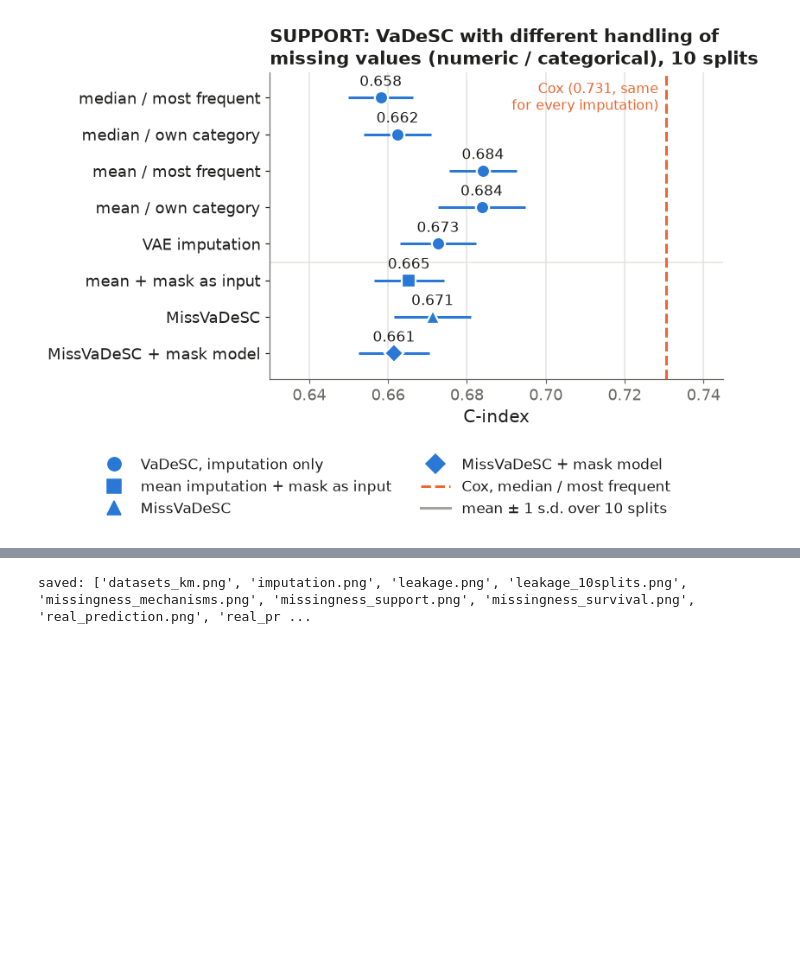
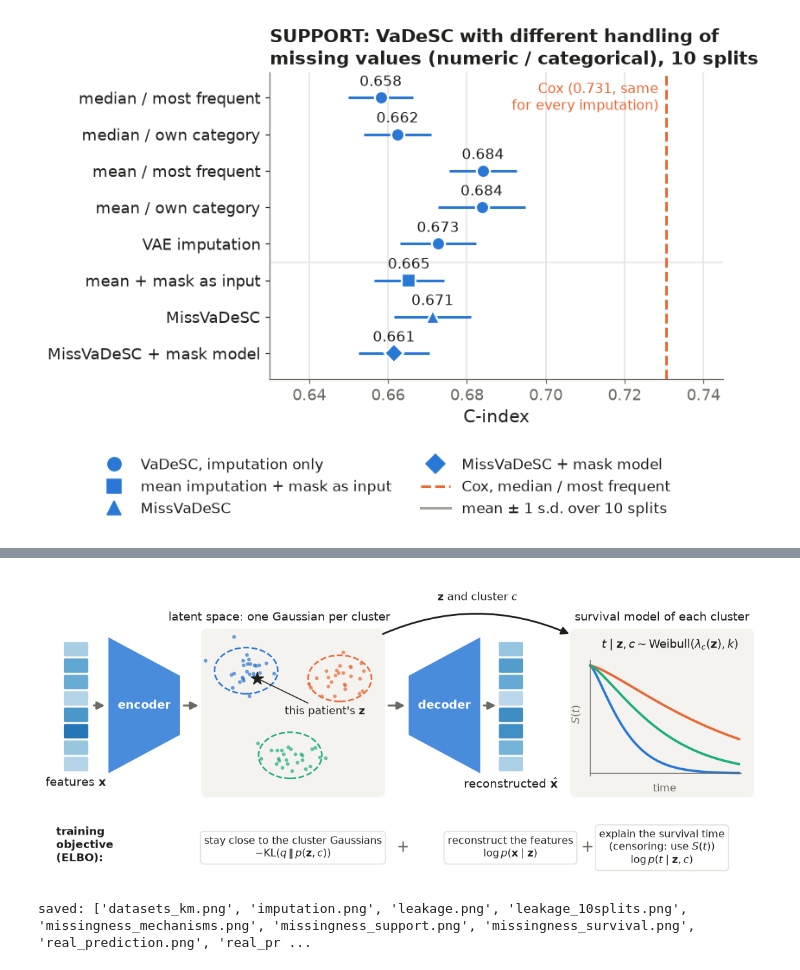
Before and after one commit to ceciliadifrancesco/vadesc-survival, a Jupyter notebook: notebooks/12_poster_figures.ipynb, the cells around one changed output, grey strips where cells are left out. Drawn from its saved outputs; the diff is of its cells as text; code cells hidden in the pictures; blank space fills up the shorter version.

Commit message:
Add MIT licence and VaDeSC model diagram

```diff
--- a/notebooks/12_poster_figures.ipynb
+++ b/notebooks/12_poster_figures.ipynb
@@ -432,3 +436,101 @@ save(fig, "support_missing_10splits")
+# %%
+from matplotlib.patches import FancyArrowPatch, FancyBboxPatch, Polygon, Ellipse
+
+BLUE = COLORS["VaDeSC"]
+CL = ["#2a78d6", "#eb6834", "#1baf7a"]  # three clusters
+PANEL = "#f4f3ef"
+plt.rcParams.update({"font.size": 12, "text.color": INK, "savefig.bbox": "tight"})
+
+with plt.rc_context({"axes.grid": False, "font.size": 12}):
+    fig, ax = plt.subplots(figsize=(13, 5.4))
+ax.set_xlim(0, 13); ax.set_ylim(0, 5.75); ax.axis("off")
+
+
+def arrow(a, b, color=MUTED, lw=2, style="-|>", rad=0.0):
+    ax.add_patch(FancyArrowPatch(a, b, arrowstyle=style, mutation_scale=16, color=color, lw=lw,
+                                 connectionstyle=f"arc3,rad={rad}", shrinkA=2, shrinkB=2))
+
+
+def features(x0, y0, title, values, faded=None, below=False):
+    # a column of feature cells; faded cells = missing values
+    for i, v in enumerate(values):
+        fc = GRID if (faded is not None and i in faded) else plt.cm.Blues(0.25 + 0.6 * v)
+        ax.add_patch(FancyBboxPatch((x0, y0 + i * 0.32), 0.42, 0.26, boxstyle="round,pad=0.02,rounding_size=0.04",
+                                    fc=fc, ec="white", lw=1))
+    if below:
+        ax.text(x0 + 0.21, y0 - 0.12, title, ha="center", va="top", fontsize=12)
+    else:
+        ax.text(x0 + 0.21, y0 + len(values) * 0.32 + 0.12, title, ha="center", va="bottom", fontsize=12)
+
+
+rng = np.random.default_rng(3)
+vals = rng.uniform(0, 1, 8)
+ytop = 2.05
+# 1. input features
+features(0.35, ytop, r"features $\mathbf{x}$", vals, below=True)
+
+# 2. encoder (narrowing trapezoid)
+ax.add_patch(Polygon([[1.15, ytop - 0.05], [1.15, ytop + 2.6], [2.45, ytop + 1.85], [2.45, ytop + 0.7]],
+                     closed=True, fc=BLUE, ec="none", alpha=0.85))
+ax.text(1.8, ytop + 1.27, "encoder", ha="center", va="center", color="white", fontsize=12, fontweight="bold")
+arrow((0.85, ytop + 1.27), (1.12, ytop + 1.27))
+
+# 3. latent space with a mixture of Gaussians
+lx, ly, lw_, lh = 2.85, 1.55, 3.3, 3.25
+ax.add_patch(FancyBboxPatch((lx, ly), lw_, lh, boxstyle="round,pad=0.02,rounding_size=0.12", fc=PANEL, ec="none"))
+centres = [(3.65, 4.0), (5.35, 3.85), (4.45, 2.35)]
+for (cx, cy), col in zip(centres, CL):
+    pts = rng.normal([cx, cy], [0.26, 0.2], size=(26, 2))
+    ax.scatter(pts[:, 0], pts[:, 1], s=14, color=col, alpha=0.7, lw=0)
+    ax.add_patch(Ellipse((cx, cy), 1.15, 0.9, fc="none", ec=col, lw=1.6, ls="--"))
+zp = (3.85, 3.85)
+ax.scatter(*zp, s=170, marker="*", color=INK, zorder=5)
+ax.annotate("this patient's $\\mathbf{z}$", zp, xytext=(4.35, 3.15), fontsize=11, ha="left",
+            arrowprops=dict(arrowstyle="-", color=INK, lw=1))
+ax.text(lx + lw_ / 2 - 0.25, ly + lh + 0.12, "latent space: one Gaussian per cluster", ha="center", va="bottom", fontsize=12)
+arrow((2.48, ytop + 1.27), (2.82, ytop + 1.27))
+
+# 4. decoder (widening trapezoid) and reconstructed features
+ax.add_patch(Polygon([[6.6, ytop + 0.7], [6.6, ytop + 1.85], [7.9, ytop + 2.6], [7.9, ytop - 0.05]],
+                     closed=True, fc=BLUE, ec="none", alpha=0.85))
+ax.text(7.25, ytop + 1.27, "decoder", ha="center", va="center", color="white", fontsize=12, fontweight="bold")
+arrow((6.2, ytop + 1.27), (6.57, ytop + 1.27))
+features(8.25, ytop, r"reconstructed $\hat{\mathbf{x}}$", np.clip(vals + rng.normal(0, 0.08, 8), 0, 1), below=True)
+arrow((7.93, ytop + 1.27), (8.22, ytop + 1.27))
+
+# 5. survival model of each cluster
+sx, sy, sw, sh = 9.55, 1.55, 3.3, 3.25
+ax.add_patch(FancyBboxPatch((sx, sy), sw, sh, boxstyle="round,pad=0.02,rounding_size=0.12", fc=PANEL, ec="none"))
+ax.text(sx + sw / 2, sy + sh + 0.12, "survival model of each cluster", ha="center", va="bottom", fontsize=12)
+t = np.linspace(0, 1, 100)
+for lam, col in zip([0.25, 0.9, 0.5], CL):
+    S = np.exp(-(t / lam) ** 1.3)
+    ax.plot(sx + 0.35 + 2.7 * t, sy + 0.45 + 2.1 * S, color=col, lw=2.4)
+ax.plot([sx + 0.35, sx + 0.35], [sy + 0.4, sy + 2.65], color=MUTED, lw=1)
+ax.plot([sx + 0.35, sx + 3.1], [sy + 0.45, sy + 0.45], color=MUTED, lw=1)
+ax.text(sx + 1.7, sy + 0.15, "time", ha="center", va="center", fontsize=10.5, color=MUTED)
+ax.text(sx + 0.2, sy + 1.6, "$S(t)$", ha="right", va="center", fontsize=10.5, color=MUTED, rotation=90)
+ax.text(sx + sw / 2 + 0.15, sy + 2.95, "$t \\mid \\mathbf{z}, c \\sim \\mathrm{Weibull}(\\lambda_c(\\mathbf{z}), k)$",
+        ha="center", va="center", fontsize=11.5)
+# z -> survival model: a curved arrow above the decoder
+arrow((6.1, 4.7), (9.55, 4.7), color=INK, lw=1.8, rad=-0.22)
+ax.text(7.85, 5.32, r"$\mathbf{z}$ and cluster $c$", ha="center", va="bottom", fontsize=11)
+
+# 6. the three parts of the training objective
+ly2 = 0.55
+items = [(1.6, "reconstruct the features\n$\\log p(\\mathbf{x} \\mid \\mathbf{z})$", 8.45),
+         (4.5, "stay close to the cluster Gaussians\n$-\\mathrm{KL}(q \\,\\|\\, p(\\mathbf{z}, c))$", 4.5),
+         (11.2, "explain the survival time\n(censoring: use $S(t)$)\n$\\log p(t \\mid \\mathbf{z}, c)$", 11.2)]
+ax.text(0.2, ly2 + 0.05, "training\nobjective\n(ELBO):", ha="left", va="center", fontsize=11, fontweight="bold")
+for x, txt, _ in [(4.5, items[1][1], 0), (8.45, items[0][1], 0), (11.2, items[2][1], 0)]:
+    ax.text(x, ly2, txt, ha="center", va="center", fontsize=10.5, color=INK,
+            bbox=dict(boxstyle="round,pad=0.35", fc="white", ec=GRID, lw=1.2))
+ax.text(6.5, ly2, "+", fontsize=16, ha="center", va="center", color=MUTED)
+ax.text(9.85, ly2, "+", fontsize=16, ha="center", va="center", color=MUTED)
+
+save(fig, "vadesc_model")
+# %% [output]
+[figure, added]
 # %%
 print("saved:", sorted(p.name for p in OUT.glob("*.png")))
 # %% [output]
```
Also changed, not shown: parts of 1 cell of this notebook, 17 other files.
